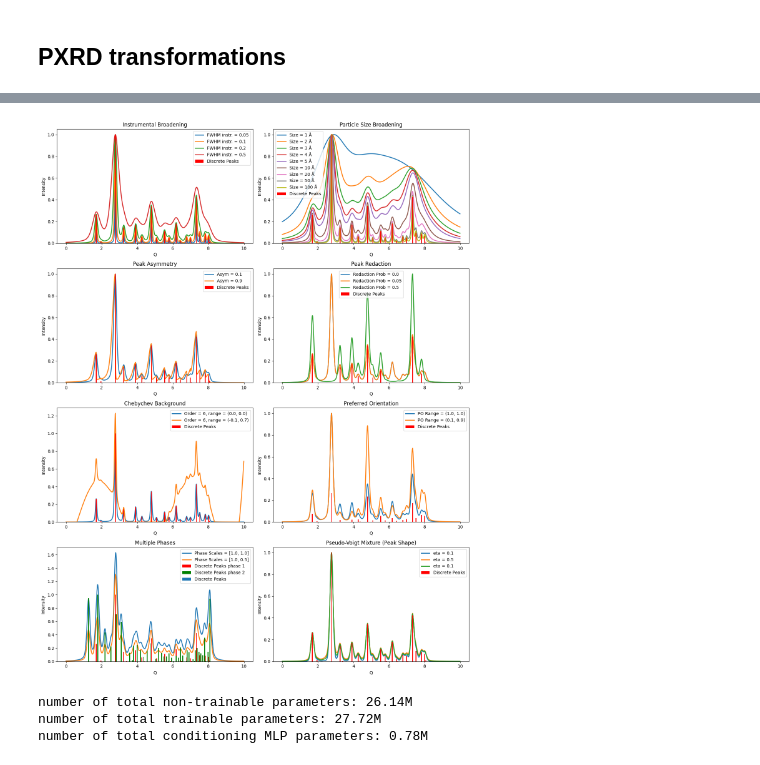
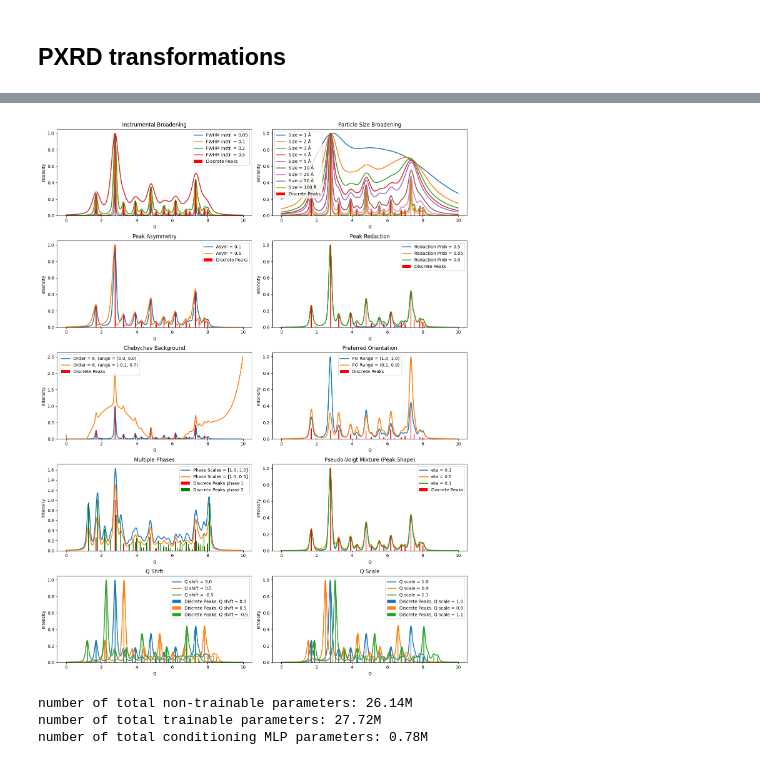
Before and after one commit to FrederikLizakJohansen/deCIFer, a Jupyter notebook: notebooks/PXRD transformations (new).ipynb, the cells around one changed output, grey strips where cells are left out. Drawn from its saved outputs; the diff is of its cells as text; code cells hidden in the pictures.

```diff
--- a/notebooks/PXRD transformations (new).ipynb
+++ b/notebooks/PXRD transformations (new).ipynb
@@ -54,6 +56,6 @@ plt.show()
 # %%
 # Create a figure with 8 subplots (4 rows x 2 columns)
-fig, axs = plt.subplots(4, 2, figsize=(14, 18))
+fig, axs = plt.subplots(5, 2, figsize=(14, 18))
 axs = axs.flatten()
 
 # --- 1. Base Broadnening ---
@@ -78,7 +80,7 @@ axs[1].bar(q_disc, iq_disc/100, color='red', width=0.05, zorder=5, label="Discre
 axs[1].set_title("Particle Size Broadening")
 axs[1].set_xlabel("Q")
 axs[1].set_ylabel("Intensity")
-add_discrete_legend(axs[1])
+axs[1].legend()
 
 # --- 3. Peak Asymmetry ---
 for asym in [0.1, 0.9]:
@@ -90,10 +92,10 @@ axs[2].bar(q_disc, iq_disc/100, color='red', width=0.05, zorder=5, label="Discre
 axs[2].set_title("Peak Asymmetry")
 axs[2].set_xlabel("Q")
 axs[2].set_ylabel("Intensity")
-add_discrete_legend(axs[2])
+axs[2].legend()
 
 # --- 4. Peak Redaction ---
-for red_prob in [0.0, 0.05, 0.5]:
+for red_prob in [0.5, 0.05, 0.0]:
     res = pxrd_from_cif(sample_cif, peak_redaction_prob=red_prob, base_fwhm_range=(0.2, 0.2), debug=True)
     axs[3].plot(res['q'], res['iq'], lw=2, label=f"Redaction Prob = {red_prob}")
     q_disc = res['q_disc'][0]
@@ -102,7 +104,7 @@ axs[3].bar(q_disc, iq_disc/100, color='red', width=0.05, zorder=5, label="Discre
 axs[3].set_title("Peak Redaction")
 axs[3].set_xlabel("Q")
 axs[3].set_ylabel("Intensity")
-add_discrete_legend(axs[3])
+axs[3].legend()
 
 # --- 5. Chebychev Background ---
 for params in [
@@ -118,7 +120,7 @@ axs[4].bar(q_disc, iq_disc/100, color='red', width=0.05, zorder=5, label="Discre
 axs[4].set_title("Chebychev Background")
 axs[4].set_xlabel("Q")
 axs[4].set_ylabel("Intensity")
-add_discrete_legend(axs[4])
+axs[4].legend()
 
 # --- 6. Preferred Orientation ---
 for po_range in [(1.0, 1.0), (0.1, 0.9)]:
@@ -131,41 +133,65 @@ axs[5].bar(q_disc, iq_disc/100, color='red', width=0.05, zorder=5, label="Discre
 axs[5].set_title("Preferred Orientation")
 axs[5].set_xlabel("Q")
 axs[5].set_ylabel("Intensity")
-add_discrete_legend(axs[5])
+axs[5].legend()
 
 # --- 7. Multiple Phases ---
 for scales in [[1.0, 1.0], [1.0, 0.5]]:
     res = pxrd_from_cif([sample_cif, sample_cif_2], phase_scales=scales, base_fwhm_range=(0.2, 0.2), debug=True)
     label = f"Phase Scales = {scales}"
     axs[6].plot(res['q'], res['iq'], lw=2, label=label)
 
 q_disc_1 = res['q_disc'][0]
 iq_disc_1 = res['iq_disc'][0]
 q_disc_2 = res['q_disc'][1]
 iq_disc_2 = res['iq_disc'][1]
 axs[6].bar(q_disc_1, iq_disc_1/100, color='red', width=0.05, zorder=5, label="Discrete Peaks phase 1")
 axs[6].bar(q_disc_2, iq_disc_2/100, color='green', width=0.05, zorder=5, label="Discrete Peaks phase 2")
 axs[6].set_title("Multiple Phases")
 axs[6].set_xlabel("Q")
 axs[6].set_ylabel("Intensity")
-add_discrete_legend(axs[6])
+axs[6].legend()
 
 # --- 8. PV Mixture on Peak Shape ---
 for eta_rng in [(0.1, 0.1), (0.5, 0.5), (0.1, 0.9)]:
     res = pxrd_from_cif(sample_cif, eta_range=eta_rng, base_fwhm_range=(0.2, 0.2), debug=True)
     label = f"eta = {eta_rng[0]}"
     axs[7].plot(res['q'], res['iq'], lw=2, label=label)
     q_disc = res['q_disc'][0]
     iq_disc = res['iq_disc'][0]
 axs[7].bar(q_disc, iq_disc/100, color='red', width=0.05, zorder=5, label="Discrete Peaks")
 axs[7].set_title("Pseudo-Voigt Mixture (Peak Shape)")
 axs[7].set_xlabel("Q")
 axs[7].set_ylabel("Intensity")
-add_discrete_legend(axs[7])
+axs[7].legend()
+
+# --- 9. Shift in Q ---
+for q_shift in [0.0, 0.5, -0.5]:
+    res = pxrd_from_cif(sample_cif, q_shift=q_shift, base_fwhm_range=(0.2, 0.2), debug=True)
+    axs[8].plot(res['q'], res['iq'], lw=2, label=f"Q shift = {q_shift}")
+    q_disc = res['q_disc'][0]
+    iq_disc = res['iq_disc'][0]
+    axs[8].bar(q_disc, iq_disc/100, width=0.05, zorder=5, label=f"Discrete Peaks, Q shift = {q_shift}")
+axs[8].set_title("Q Shift")
+axs[8].set_xlabel("Q")
+axs[8].set_ylabel("Intensity")
+axs[8].legend()
+
+# --- 9. Scale in Q ---
+for q_scale in [1.0, 0.9, 1.1]:
+    res = pxrd_from_cif(sample_cif, q_scale=q_scale, base_fwhm_range=(0.2, 0.2), debug=True)
+    axs[9].plot(res['q'], res['iq'], lw=2, label=f"Q scale = {q_scale}")
+    q_disc = res['q_disc'][0]
+    iq_disc = res['iq_disc'][0]
+    axs[9].bar(q_disc, iq_disc/100, width=0.05, zorder=5, label=f"Discrete Peaks, Q scale = {q_scale}")
+axs[9].set_title("Q Scale")
+axs[9].set_xlabel("Q")
+axs[9].set_ylabel("Intensity")
+axs[9].legend()
 
 plt.tight_layout()
 plt.show()
 # %% [output]
-[figure, old version]
+[figure, new version]
 # %%
 from decifer.decifer_model import Decifer
```
Also changed, not shown: parts of 9 cells of this notebook, 4 other files.
